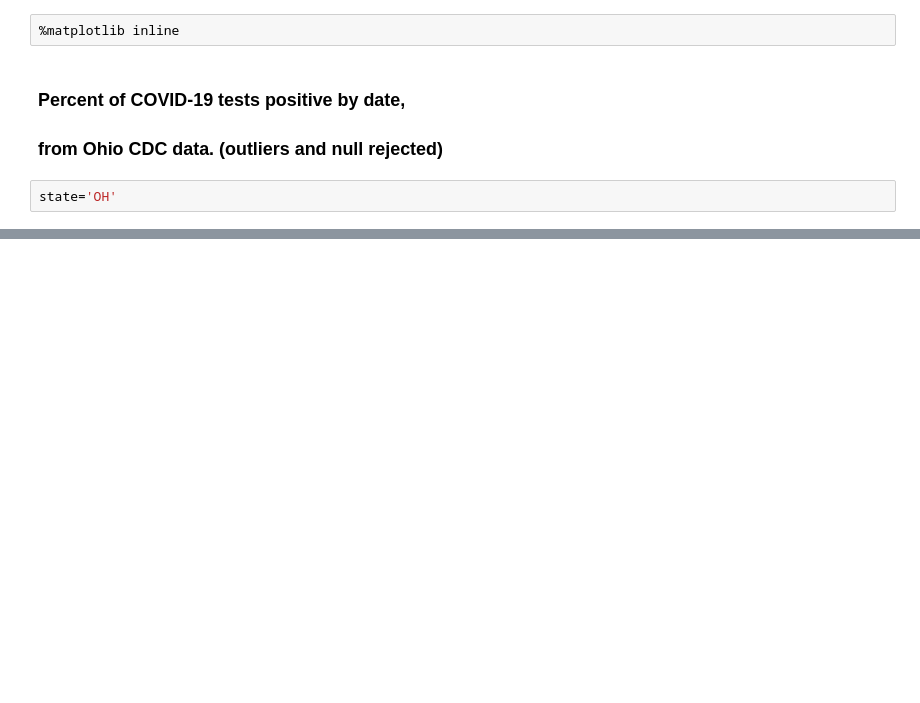
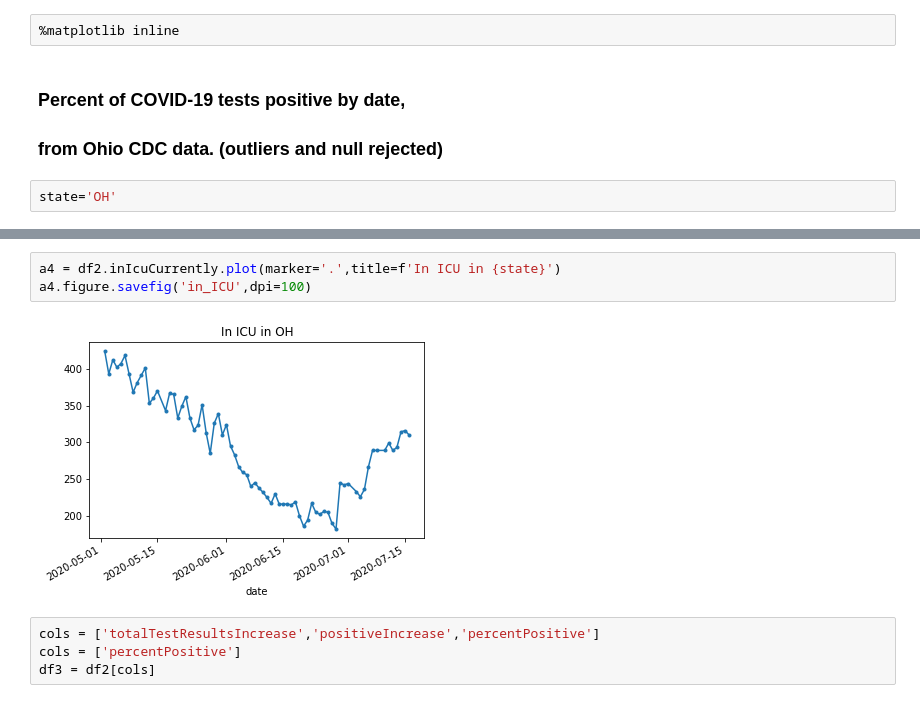
Before and after one commit to mpeaton/cvanal, a Jupyter notebook: COVID-19.ipynb, the cells around one changed output, grey strips where cells are left out. Drawn from its saved outputs; the diff is of its cells as text; blank space fills up the shorter version.

```diff
--- a/COVID-19.ipynb
+++ b/COVID-19.ipynb
@@ -56,0 +57,9 @@ a4.figure.savefig('in_hospital',dpi=100)
+# %%
+a4 = df2.inIcuCurrently.plot(marker='.',title=f'In ICU in {state}')
+a4.figure.savefig('in_ICU',dpi=100)
+# %% [output]
+[figure, added]
+# %%
+cols = ['totalTestResultsIncrease','positiveIncrease','percentPositive']
+cols = ['percentPositive']
+df3 = df2[cols]
```
Also changed, not shown: parts of 9 cells of this notebook, 1 other file.
